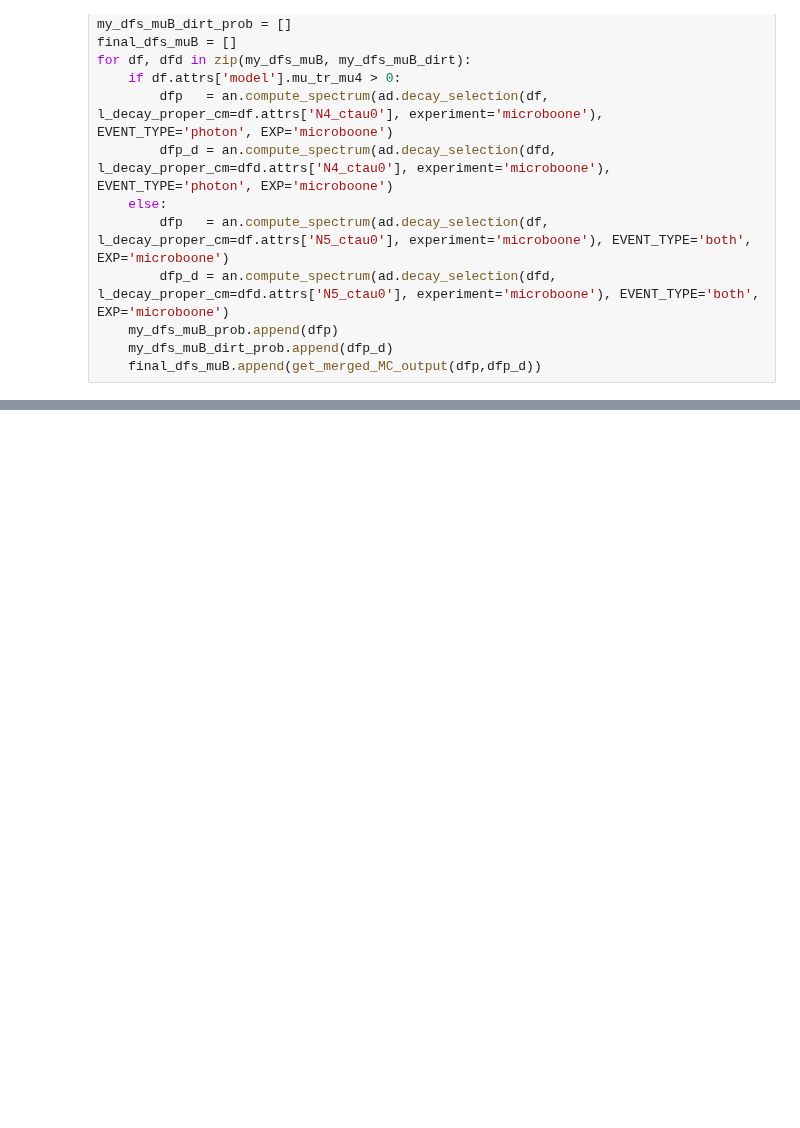
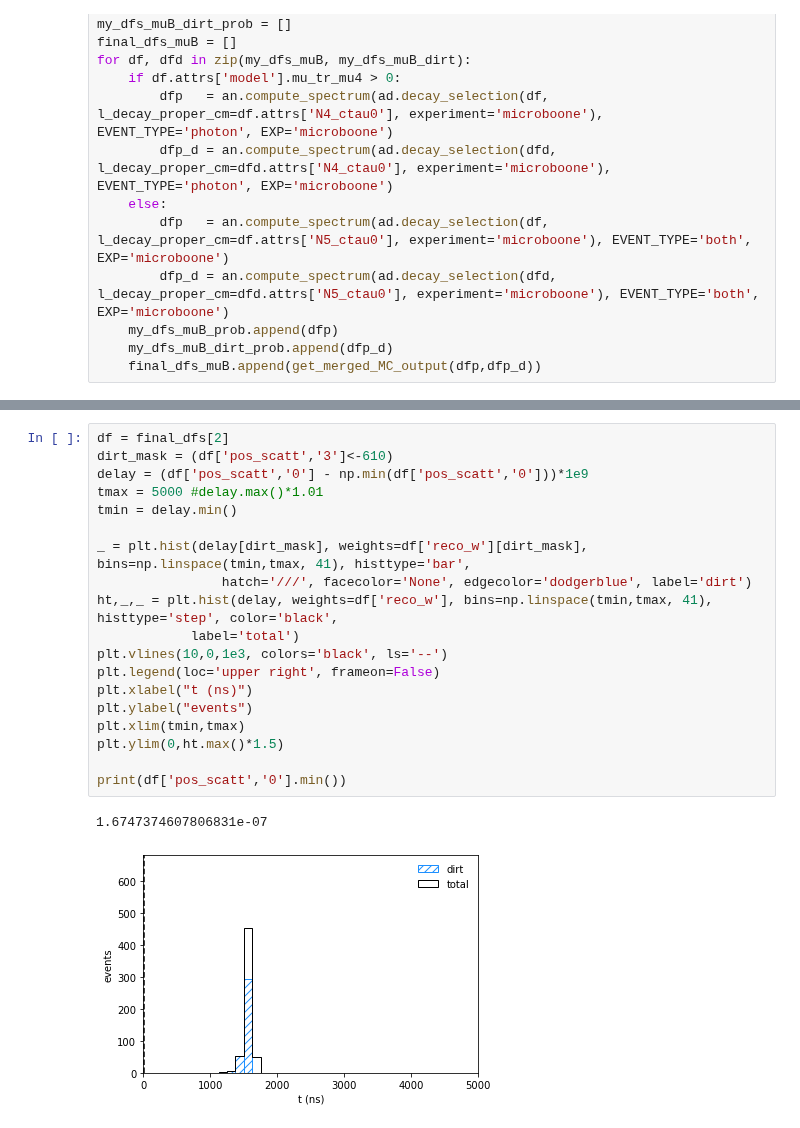
Before and after one commit to mhostert/DarkNews-generator, a Jupyter notebook: examples/microboone_study.ipynb, the cells around one changed output, grey strips where cells are left out. Saved outputs shown, nothing was run; the diff lists cells and outputs as text; blank space fills up the shorter version.

```diff
--- a/examples/microboone_study.ipynb
+++ b/examples/microboone_study.ipynb
@@ -164,3 +273,25 @@ NameError: name 'final_dfs' is not defined
+# %%
+df = final_dfs[2]
+dirt_mask = (df['pos_scatt','3']<-610)
+delay = (df['pos_scatt','0'] - np.min(df['pos_scatt','0']))*1e9
+tmax = 5000 #delay.max()*1.01
+tmin = delay.min()
+
+_ = plt.hist(delay[dirt_mask], weights=df['reco_w'][dirt_mask], bins=np.linspace(tmin,tmax, 41), histtype='bar',
+                hatch='///', facecolor='None', edgecolor='dodgerblue', label='dirt')
+ht,_,_ = plt.hist(delay, weights=df['reco_w'], bins=np.linspace(tmin,tmax, 41), histtype='step', color='black',
+            label='total')
+plt.vlines(10,0,1e3, colors='black', ls='--')
+plt.legend(loc='upper right', frameon=False)
+plt.xlabel("t (ns)")
+plt.ylabel("events")
+plt.xlim(tmin,tmax)
+plt.ylim(0,ht.max()*1.5)
+
+print(df['pos_scatt','0'].min())
+# %% [output]
+1.6747374607806831e-07
+[figure, added]
 # %%
 ## Printing summary for MiniBooNE benchmarks
 
```
Also changed, not shown: parts of 18 cells of this notebook, 4 other files.
